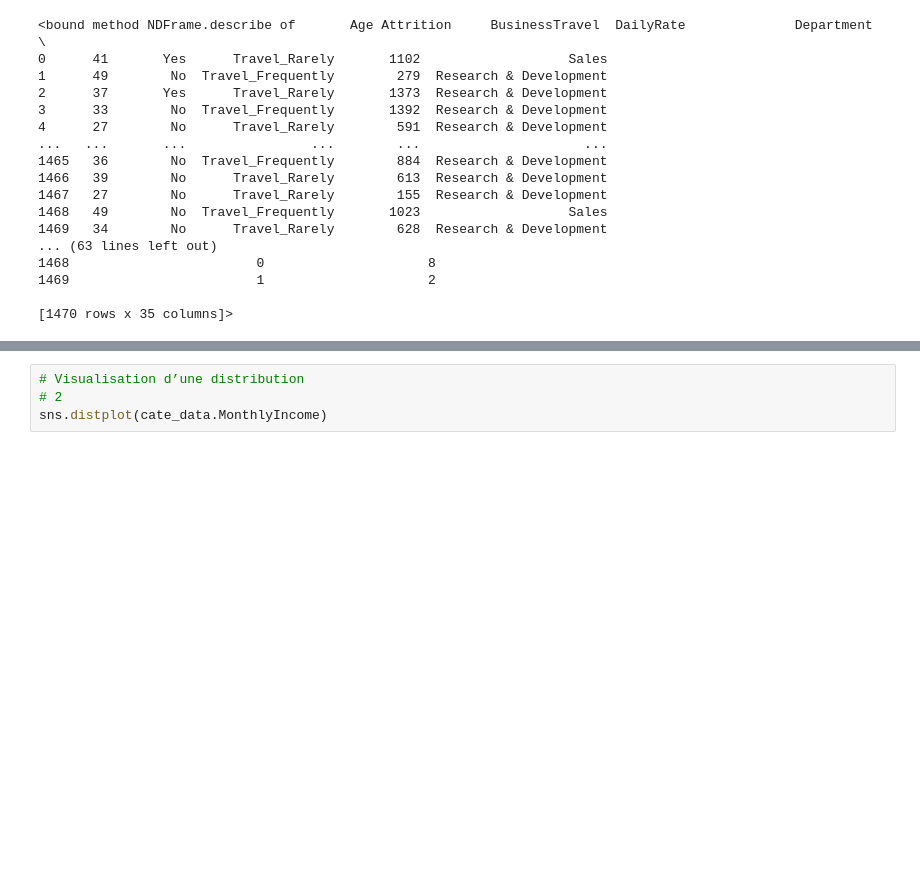
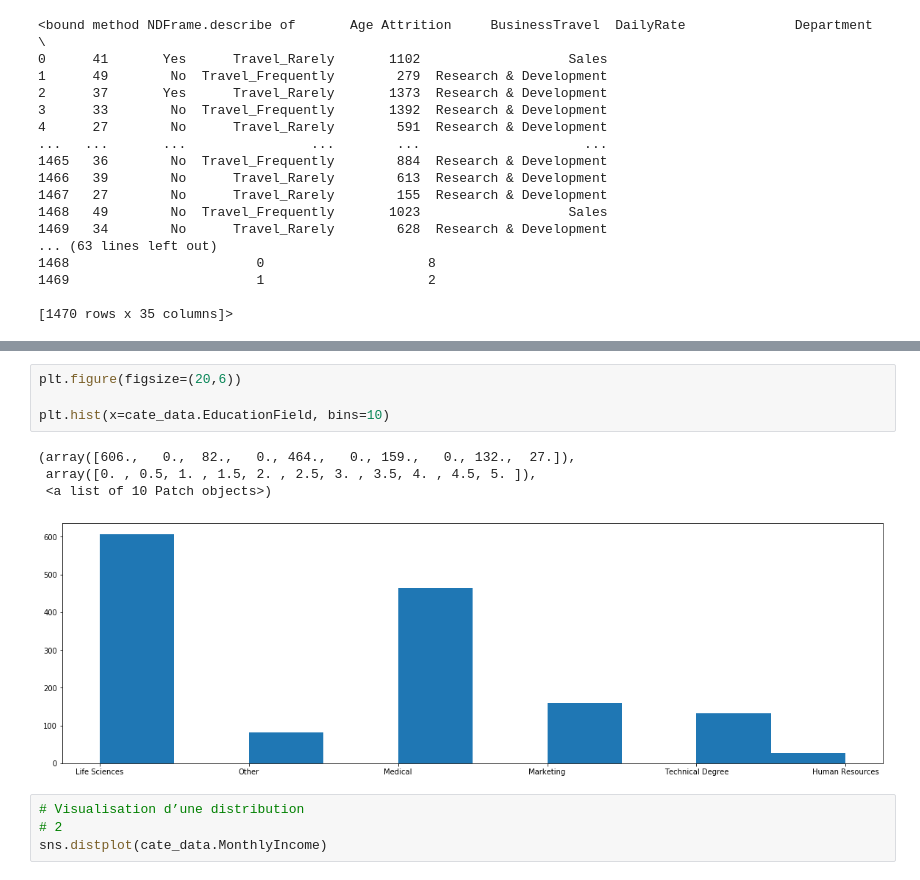
Before and after one commit to syvtoto/BigData, a Jupyter notebook: BigData_20-04.ipynb, the cells around one changed output, grey strips where cells are left out. Cells and saved outputs as stored; diff of their text form; blank space fills up the shorter version.

```diff
--- a/BigData_20-04.ipynb
+++ b/BigData_20-04.ipynb
@@ -195,3 +198,12 @@ plt.bar(cate_data.EducationField,cate_data.Attrition)
+# %%
+plt.figure(figsize=(20,6))
+
+plt.hist(x=cate_data.EducationField, bins=10)
+# %% [output]
+(array([606.,   0.,  82.,   0., 464.,   0., 159.,   0., 132.,  27.]),
+ array([0. , 0.5, 1. , 1.5, 2. , 2.5, 3. , 3.5, 4. , 4.5, 5. ]),
+ <a list of 10 Patch objects>)
+[figure, added]
 # %%
 # Visualisation d’une distribution
 # 2
```
Also changed, not shown: parts of 13 cells of this notebook.
